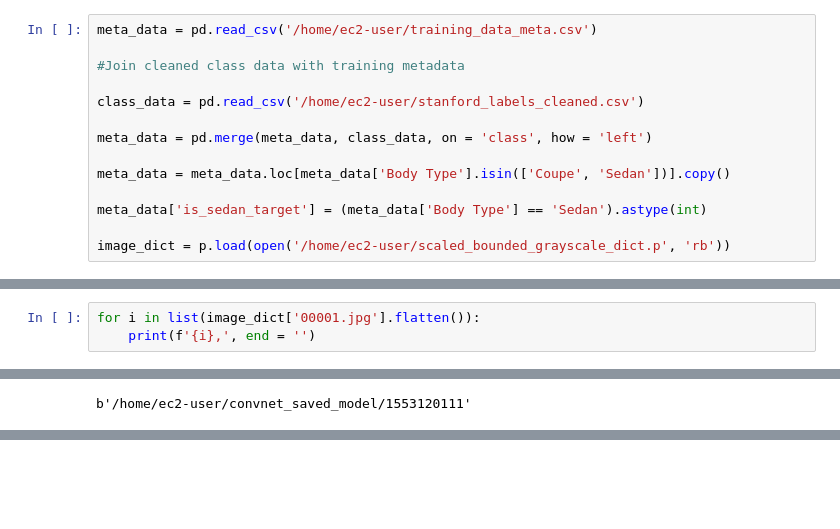
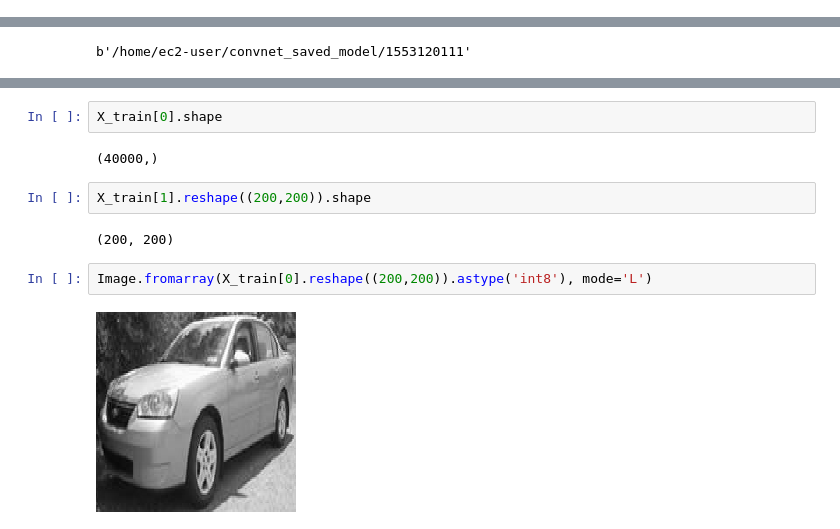
Before and after one commit to r-wr-cheng/Car_Classifier, a Jupyter notebook: modeling_sedan_coupe/CNN_classifier.ipynb, the cells around one changed output, grey strips where cells are left out. Cells and saved outputs as stored; diff of their text form; blank space fills up the shorter version.

```diff
--- a/modeling_sedan_coupe/CNN_classifier.ipynb
+++ b/modeling_sedan_coupe/CNN_classifier.ipynb
@@ -11,17 +11,3 @@ from sklearn.model_selection import train_test_split
 from PIL import Image
 from matplotlib.pyplot import imshow
 import matplotlib.pyplot as plt
-# %%
-meta_data = pd.read_csv('/home/ec2-user/training_data_meta.csv')
-
-#Join cleaned class data with training metadata
-
-class_data = pd.read_csv('/home/ec2-user/stanford_labels_cleaned.csv')
-
-meta_data = pd.merge(meta_data, class_data, on = 'class', how = 'left')
-
-meta_data = meta_data.loc[meta_data['Body Type'].isin(['Coupe', 'Sedan'])].copy()
-
-meta_data['is_sedan_target'] = (meta_data['Body Type'] == 'Sedan').astype(int)
-
-image_dict = p.load(open('/home/ec2-user/scaled_bounded_grayscale_dict.p', 'rb'))
@@ -53,3 +13,0 @@ Image.fromarray(image_dict['00096.jpg'].astype('uint8'), mode = 'L')
-# %%
-for i in list(image_dict['00001.jpg'].flatten()):
-    print(f'{i},', end = '')
@@ -566,0 +572,12 @@ b'/home/ec2-user/convnet_saved_model/1553120111'
+# %%
+X_train[0].shape
+# %% [output]
+(40000,)
+# %%
+X_train[1].reshape((200,200)).shape
+# %% [output]
+(200, 200)
+# %%
+Image.fromarray(X_train[0].reshape((200,200)).astype('int8'), mode='L')
+# %% [output]
+[figure, added]
```
Also changed, not shown: parts of 15 cells of this notebook, 5 other files.
